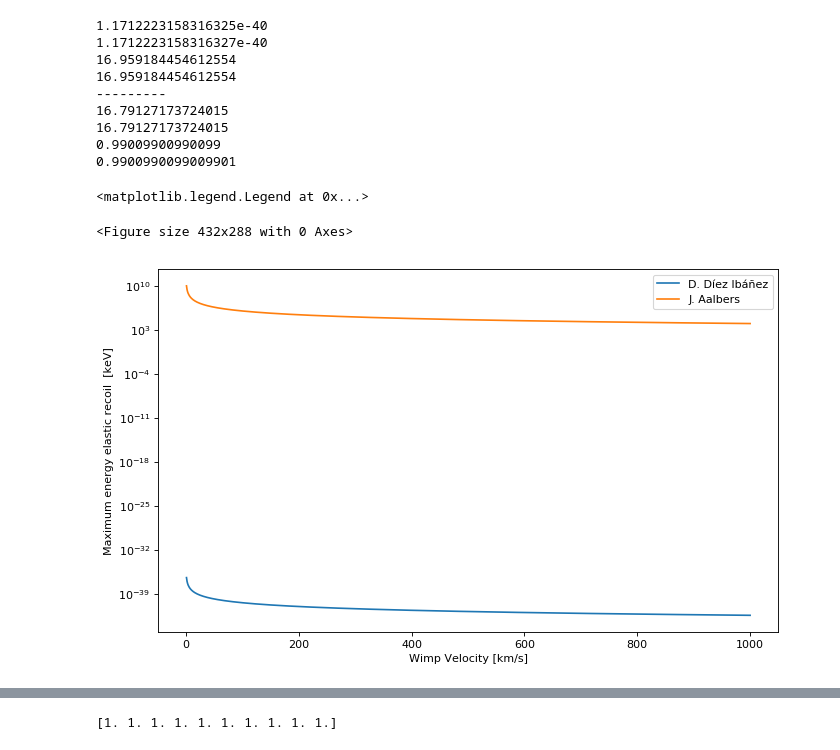
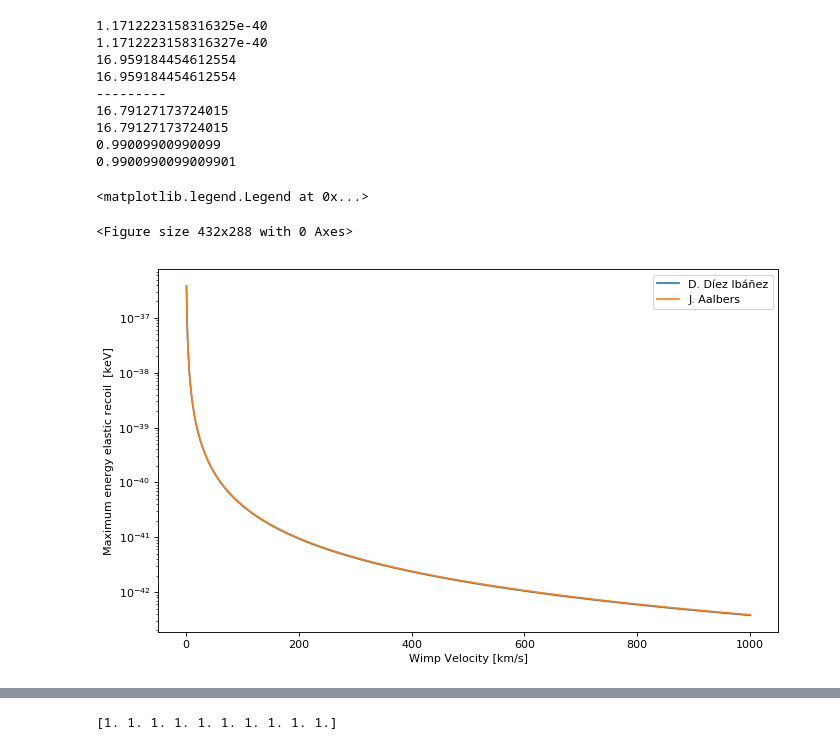
Before and after one commit to DavidDiezIb/wimpSignal, a Jupyter notebook: Comparisons.ipynb, the cells around one changed output, grey strips where cells are left out. Saved outputs shown, nothing was run; the diff lists cells and outputs as text; code cells hidden in the pictures.

```diff
--- a/Comparisons.ipynb
+++ b/Comparisons.ipynb
@@ -116,23 +116,23 @@ print(wrDDI.mr(mw, 1))
 # %%
 #print(sigma_nucleusJAU/emJU)
 #print(sigma_nucleusDDI/emD)   Siguen sin estar bien cerradas las unidades. Valores cambian al compilar de nuevo.
 plt.figure(1)
 plt.figure(figsize=(10, 6), dpi=80)
 plt.plot(vel, sigma_nucleusDDI/emD, label='D. Díez Ibáñez')
-plt.plot(vel, sigma_nucleusJAU/emJU, label='J. Aalbers')
+plt.plot(vel, sigma_nucleusJAU/emJ, label='J. Aalbers')
 
 plt.xlabel("Wimp Velocity [km/s]")
 plt.ylabel("Maximum energy elastic recoil  [keV]")
 ##plt.title("$m_\chi = 100$ GeV/c${}^2$. $\sigma_\chi = 10^{-45}$ cm${}^2$")
 #plt.xlim(6000,7000)
 #plt.ylim(10**(-10), 10)
 #plt.xscale('log')
 plt.yscale('log')
 plt.legend()
 # %% [output]
 <matplotlib.legend.Legend at 0x...>
 <Figure size 432x288 with 0 Axes>
-[figure, old version]
+[figure, new version]
 # %%
 ## Difrential cross section
 ## dSigmaN/dEr = SigmaN * F^2 / Emax
```
Also changed, not shown: parts of 9 cells of this notebook, 3 other files.
